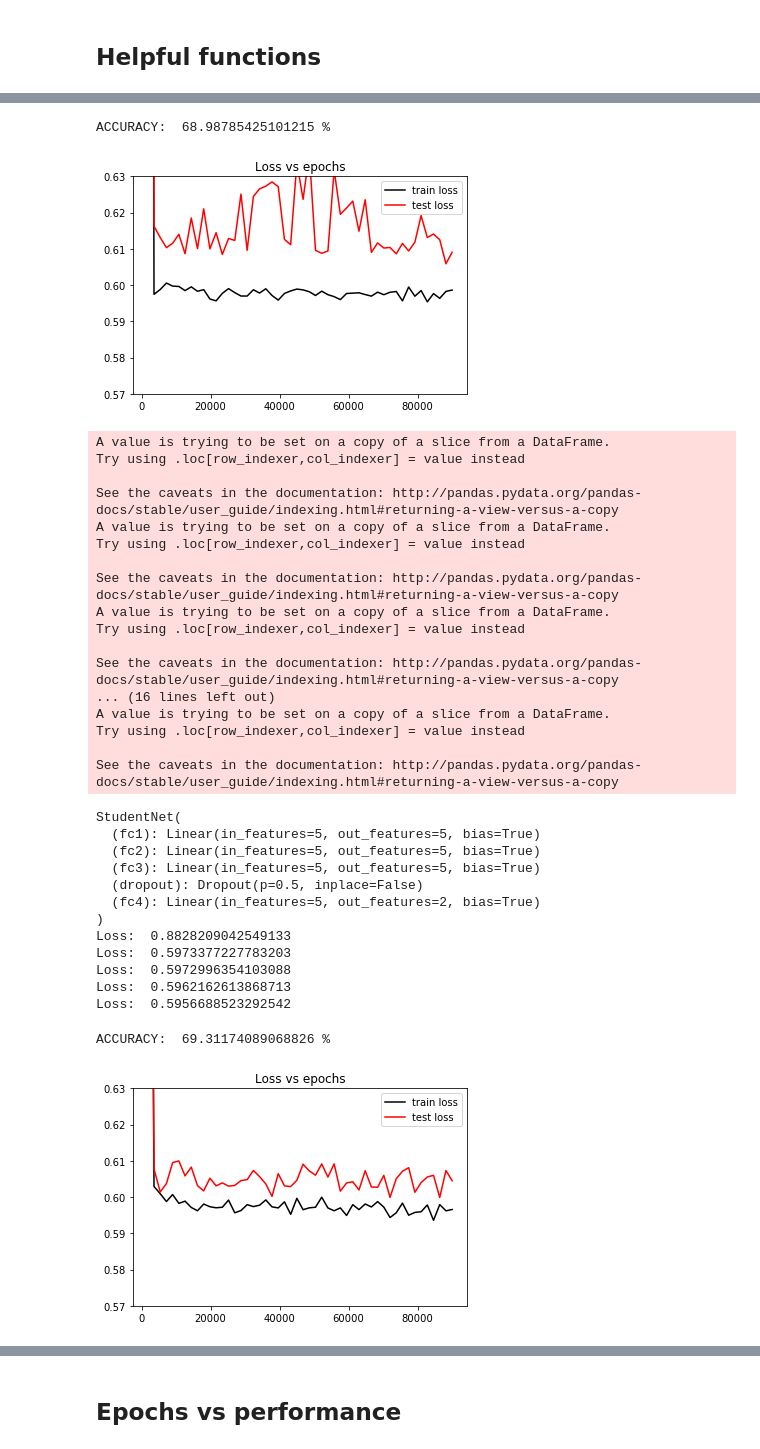
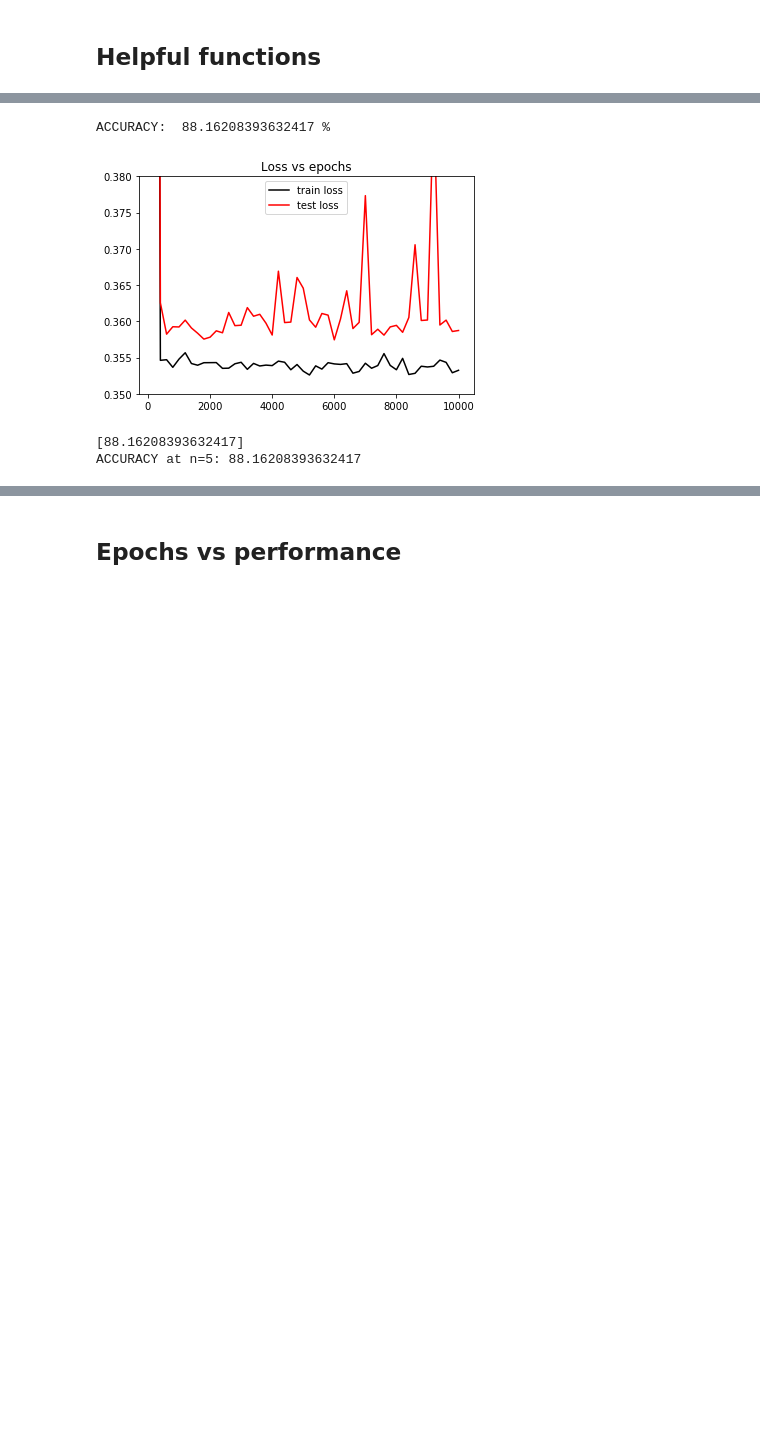
Before and after one commit to jithendaraa/RoboTutor-Analysis, a Jupyter notebook: models.ipynb, the cells around one changed output, grey strips where cells are left out. Cells and saved outputs as stored; diff of their text form; code cells hidden in the pictures; blank space fills up the shorter version.

Commit message:
add loss vs epoch graphs for bpop_literacy data

```diff
--- a/models.ipynb
+++ b/models.ipynb
@@ -46,10 +44,11 @@ cols = ['Anon Student Id', 'Session Id', 'Duration (sec)', 'Level (Tutor Name)',
 df = df[cols]
 bubble_pop_df = df[df['Level (Tutor Name)'] == 'bubble_pop']
 bpop_math_df = bubble_pop_df[bubble_pop_df['CF (Matrix)'] == 'math'] #6172
+bpop_literacy_df = bubble_pop_df[bubble_pop_df['CF (Matrix)'] == 'literacy'] #6172
 
 # X and y -> inputs and outputs for the classification model
 cols = ['Duration (sec)', 'Level (Tutor)', 'Attempt At Step', 'CF (Matrix Level)', 'CF (Matrix Order)', 'Outcome']
-X = bpop_math_df[cols]
+X = bpop_literacy_df[cols]
 y = X[['Outcome']]
 X = X.drop(['Outcome'], axis=1)
 # %% [markdown]
@@ -243,7 +242,7 @@ def run_nn(X, y, test_split, lr, epochs, layer_sizes, n):
 
         def forward(self, x):
             x = F.relu(self.fc1(x))
-            x = F.relu(self.fc2(x))
+#             x = F.relu(self.fc2(x))
             x = self.dropout(x)
 #             x = F.relu(self.fc3(x))
             x = self.fc4(x)
@@ -280,7 +279,7 @@ def run_nn(X, y, test_split, lr, epochs, layer_sizes, n):
         loss.backward()
         optimizer.step()
 
-        if i%(epochs/50) == 0:
+        if i%(epochs/100) == 0:
             y_test_pred = model.forward(X_test_tensor)
             test_loss = loss_function(y_test_pred, y_test_tensor.long())
             test_losses.append(test_loss)
@@ -289,14 +288,14 @@ def run_nn(X, y, test_split, lr, epochs, layer_sizes, n):
         if i%(epochs/5) == 0:
             print("Loss: ", loss.item())
 
-    x_axis = [0.02*epochs*(i+1) for i in range(len(test_losses))]
+    x_axis = [(epochs/100)*(i+1) for i in range(len(test_losses))]
     perf = 100 * accuracy_score(model.predict(X_test_tensor),y_test_tensor)
     print("ACCURACY: ", perf, "%")
     plt.plot(x_axis, train_losses, color="black", label="train loss")
     plt.plot(x_axis, test_losses, color="red", label="test loss")
     plt.title("Loss vs epochs")
     plt.legend()
-    plt.ylim(0.57, 0.63)
+    plt.ylim(0.3, 0.6)
     plt.show()
     return perf
 
@@ -340,7 +339,7 @@ norm = "none"
 apply_rfe = True
 
 test_split = 0.15
-num_runs = 10
+num_runs = 1
 
 # k neighbors classifier
 neighbors = 5
@@ -349,11 +348,11 @@ neighbors = 5
 svc_kernel = 'linear'
 
 # Params for For Neural networks
-lr = 0.0003
-epochs = 90000
-layer_sizes = [30, 30, 30]
+lr = 0.008
+epochs = 10000
 # network width
 n = 5
+layer_sizes = [n, n, n]
 
 # Supports logistic_regression, k_neighbors_classifier, svm, nn
 algo = "nn"
@@ -362,7 +361,7 @@ algo = "nn"
 total_perfs = []
 
 for i in range(num_runs):
-    X = bpop_math_df[cols]
+    X = bpop_literacy_df[cols]
     X = X.sample(frac=1).reset_index(drop=True)
     y = X[['Outcome']]
     X = X.drop(['Outcome'], axis=1)
@@ -370,19 +369,19 @@ for i in range(num_runs):
     total_perfs.append(perf)
 
 print(total_perfs)
-print("ACCURACY at n=5:", 100*sum(total_perfs)/num_runs)
+print("ACCURACY at n=5:", sum(total_perfs)/num_runs)
 n=6
 
-for i in range(num_runs):
-    X = bpop_math_df[cols]
-    X = X.sample(frac=1).reset_index(drop=True)
-    y = X[['Outcome']]
-    X = X.drop(['Outcome'], axis=1)
-    perf = run_algo(algo, X, y, clean_method, encoder, norm, test_split, apply_rfe, categorical_cols, neighbors, svc_kernel, lr, epochs, layer_sizes, n)
-    total_perfs.append(perf)
+# for i in range(num_runs):
+#     X = bpop_literacy_df[cols]
+#     X = X.sample(frac=1).reset_index(drop=True)
+#     y = X[['Outcome']]
+#     X = X.drop(['Outcome'], axis=1)
+#     perf = run_algo(algo, X, y, clean_method, encoder, norm, test_split, apply_rfe, categorical_cols, neighbors, svc_kernel, lr, epochs, layer_sizes, n)
+#     total_perfs.append(perf)
 
-print(total_perfs)
-print("ACCURACY at n=6:", 100*sum(total_perfs[num_runs:])/num_runs)
+# print(total_perfs)
+# print("ACCURACY at n=6:", 100*sum(total_perfs[num_runs:])/num_runs)
 # avg_perf = sum(total_perfs)/num_runs
 # print("Avg. performance over ", num_runs, "runs: ", avg_perf)
 # print(avg_perf, "%(", min(total_perfs), "-", max(total_perfs) ,")")
@@ -419,33 +418,4 @@ Loss:  0.5982248783111572
-ACCURACY:  68.98785425101215 %
+ACCURACY:  88.16208393632417 %
-[figure, old version]
+[figure, new version]
-A value is trying to be set on a copy of a slice from a DataFrame.
-Try using .loc[row_indexer,col_indexer] = value instead
-
-See the caveats in the documentation: http://pandas.pydata.org/pandas-docs/stable/user_guide/indexing.html#returning-a-view-versus-a-copy
-A value is trying to be set on a copy of a slice from a DataFrame.
-Try using .loc[row_indexer,col_indexer] = value instead
-
-See the caveats in the documentation: http://pandas.pydata.org/pandas-docs/stable/user_guide/indexing.html#returning-a-view-versus-a-copy
-A value is trying to be set on a copy of a slice from a DataFrame.
-Try using .loc[row_indexer,col_indexer] = value instead
-
-See the caveats in the documentation: http://pandas.pydata.org/pandas-docs/stable/user_guide/indexing.html#returning-a-view-versus-a-copy
-... (16 lines left out)
-A value is trying to be set on a copy of a slice from a DataFrame.
-Try using .loc[row_indexer,col_indexer] = value instead
-
-See the caveats in the documentation: http://pandas.pydata.org/pandas-docs/stable/user_guide/indexing.html#returning-a-view-versus-a-copy
+[88.16208393632417]
+ACCURACY at n=5: 88.16208393632417
-StudentNet(
-  (fc1): Linear(in_features=5, out_features=5, bias=True)
-  (fc2): Linear(in_features=5, out_features=5, bias=True)
-  (fc3): Linear(in_features=5, out_features=5, bias=True)
-  (dropout): Dropout(p=0.5, inplace=False)
-  (fc4): Linear(in_features=5, out_features=2, bias=True)
-)
-Loss:  0.8828209042549133
-Loss:  0.5973377227783203
-Loss:  0.5972996354103088
-Loss:  0.5962162613868713
-Loss:  0.5956688523292542
-ACCURACY:  69.31174089068826 %
-[figure, removed]
```
Also changed, not shown: parts of 3 cells of this notebook, 2 other files.
